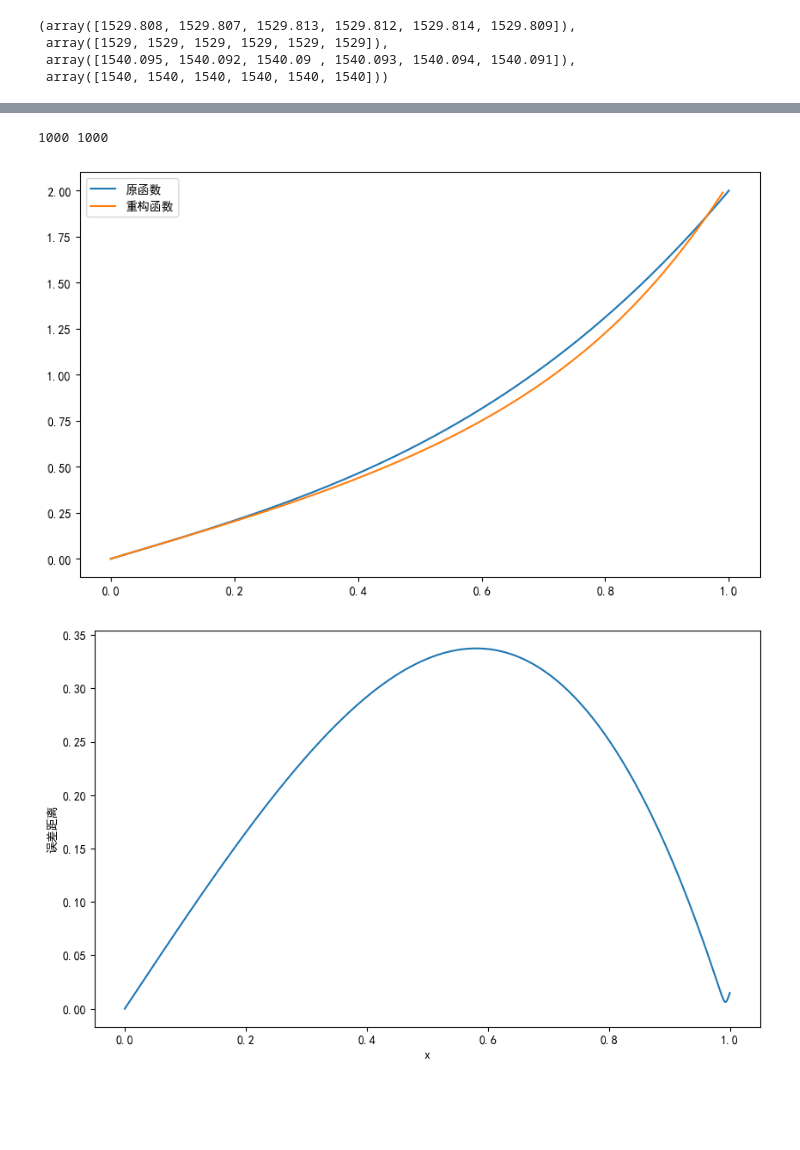
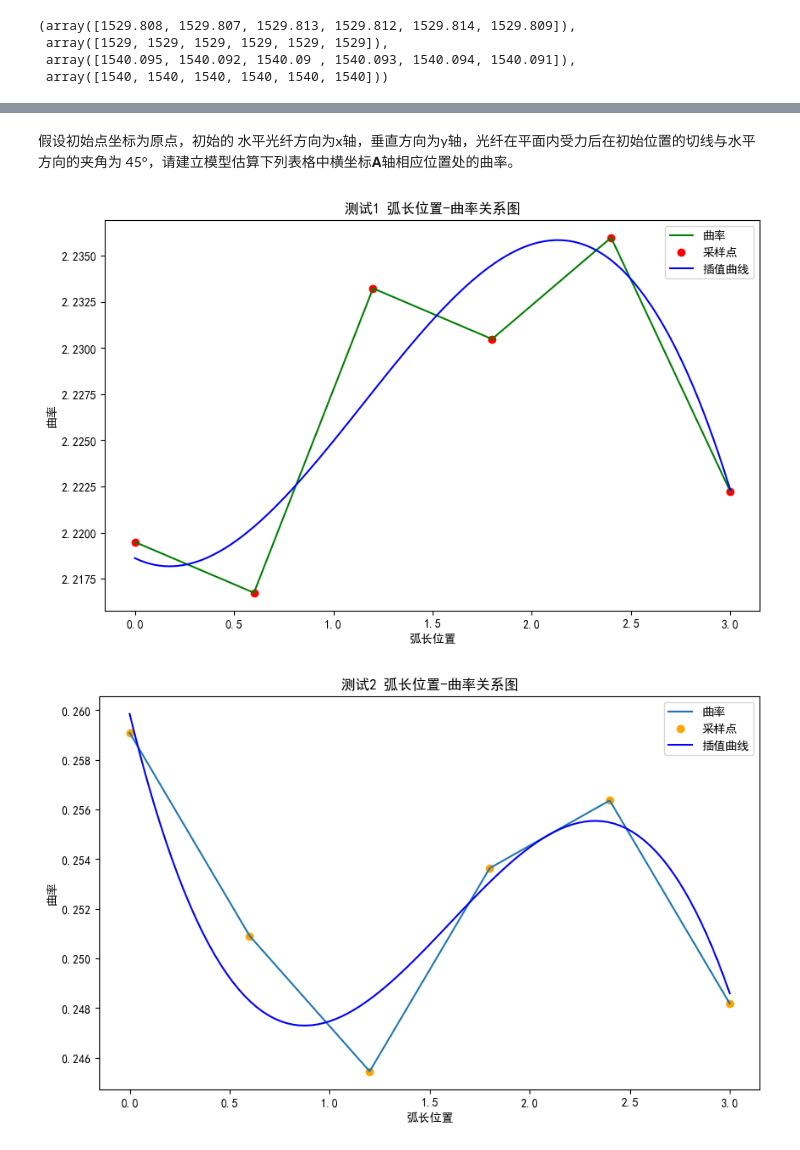
Before and after one commit to JesterHey/2024------, a Jupyter notebook: q1.ipynb, the cells around one changed output, grey strips where cells are left out. Saved outputs shown, nothing was run; the diff lists cells and outputs as text; code cells hidden in the pictures; blank space fills up the shorter version.

```diff
--- a/q1.ipynb
+++ b/q1.ipynb
@@ -102,39 +38,36 @@ $\Delta y = \frac{k_{n} \Delta s_{n} }{\sqrt {1+k_n ^ {2}}}$
-# %%
-# 依据初始条件和上式计算每个点的斜率
-ds = s / 1000 # 每段弧长
-tan0 = df(0) # 初始斜率
-tans = [tan0]
-for i in range(len(x_interp)): # 递推计算每个点的斜率
-    next_tan = np.tan(k_interp[i] * ds + np.arctan(tans[-1]))
-    tans.append(next_tan)
-# 以原点为起点，递推计算每个点的坐标
-pts = [(0, 0)]
-for i in range(len(x_interp)):
-    nx = pts[-1][0] + (ds / np.sqrt(1 + tans[i]**2))
-    ny = pts[-1][1] + (ds * tans[i] / np.sqrt(1 + tans[i]**2))
-    pts.append((nx, ny))
-# 修正最后一个点的坐标
-pts = pts[:-1]
-print(len(pts),len(x_interp))
-# 绘图
-plt.figure(figsize=(10, 6))
-plt.plot(x_interp,[f(i) for i in x_interp], label='原函数')
-plt.plot([i[0] for i in pts], [i[1] for i in pts], label='重构函数')
-plt.legend()
-plt.show()
-# %% [output]
-1000 1000
-[figure, removed]
-# %%
-# 计算每个点的误差
-err = []
-for i in range(len(pts)):
-    err.append(np.sqrt((pts[i][0] - x_interp[i])**2 + (pts[i][1] - f(x_interp[i]))**2)) # 计算欧氏距离
-# 绘图
-plt.figure(figsize=(10, 6))
-plt.plot(x_interp, err)
-plt.xlabel('x')
-plt.ylabel('误差距离')
-plt.show()
-# %% [output]
-[figure, removed]
+# %% [markdown]
+假设初始点坐标为原点，初始的
+水平光纤方向为x轴，垂直方向为y轴，光纤在平面内受力后在初始位置的切线与水平方向的夹角为 45°，请建立模型估算下列表格中横坐标𝐀轴相应位置处的曲率。
+# %%
+# 采用插值算法对曲率进行连续化，并根据初始条件进行优化
+# 多项式插值
+from numpy.polynomial.polynomial import Polynomial
+x_points = np.array([0,0.6,1.2,1.8,2.4,3])
+# 拟合三次多项式
+p1 = Polynomial.fit(x_points,k1s, 3)
+p2 = Polynomial.fit(x_points,k2s, 3)
+# 生成插值点
+new_x = np.linspace(0, 3, 100)
+# 计算插值点的值
+y1_poly = p1(new_x)
+y2_poly = p2(new_x)
+plt.figure(figsize=(10, 6))
+plt.title('测试1 弧长位置-曲率关系图')
+plt.xlabel('弧长位置')
+plt.ylabel('曲率')
+plt.plot(x_points, k1s, label='曲率',color='green')
+plt.scatter(x_points, k1s,color='red',label='采样点')
+plt.plot(new_x, y1_poly, label='插值曲线',color='blue')
+plt.legend()
+plt.figure(figsize=(10, 6))
+plt.title('测试2 弧长位置-曲率关系图')
+plt.xlabel('弧长位置')
+plt.ylabel('曲率')
+plt.plot(x_points, k2s, label='曲率')
+plt.scatter(x_points, k2s,color='orange',label='采样点')
+plt.plot(new_x, y2_poly, label='插值曲线',color='blue')
+plt.legend()
+plt.show()
+# %% [output]
+[figure, added]
+[figure, added]
```
Also changed, not shown: parts of 8 cells of this notebook, 2 other files.
